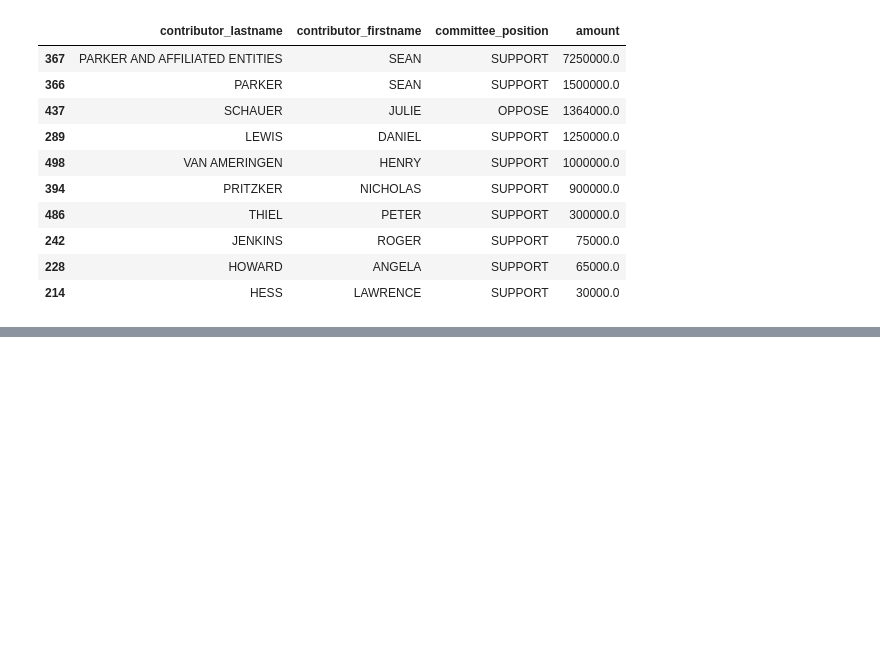
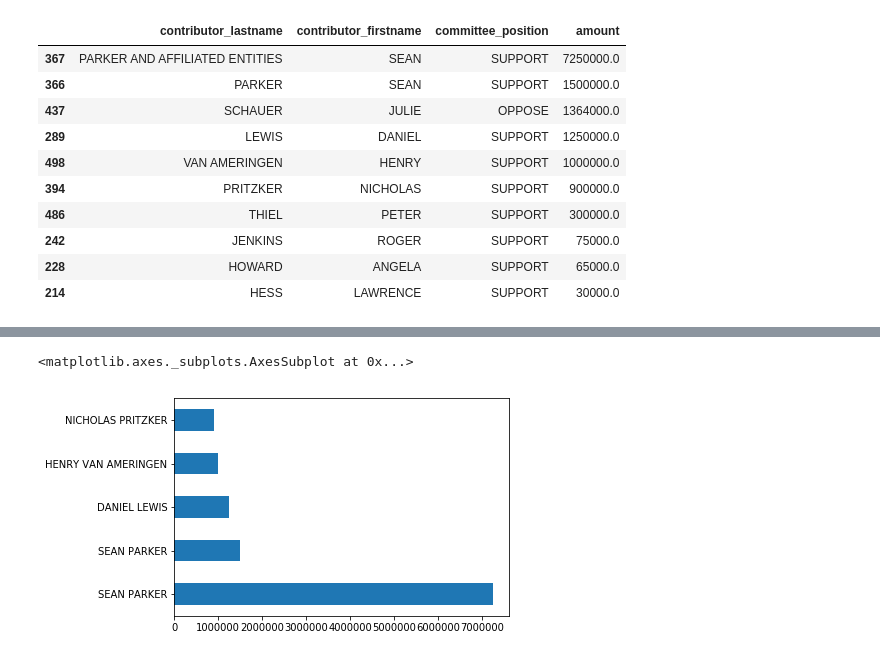
Before and after one commit to vpoon5/first-python-notebook, a Jupyter notebook: prop-64-CA-2016.ipynb, the cells around one changed output, grey strips where cells are left out. Saved outputs shown, nothing was run; the diff lists cells and outputs as text; code cells hidden in the pictures; blank space fills up the shorter version.

```diff
--- a/prop-64-CA-2016.ipynb
+++ b/prop-64-CA-2016.ipynb
@@ -297,0 +312,2 @@ merged.groupby(["contributor_lastname","contributor_firstname","committee_positi
+# %%
+top_supporters['contributor_fullname'] = top_supporters.contributor_firstname + " " + top_supporters.contributor_lastname
@@ -297,0 +325,7 @@ merged.groupby(["contributor_lastname","contributor_firstname","committee_positi
+# %%
+def combine_names(row):
+    if row.contributor_fullname.startswith('SEAN PARKER'):
+        return 'SEAN PARKER'
+    return row.contributor_fullname
+# %%
+top_supporters['contributor_cleanname'] = top_supporters.apply(combine_names, axis=1)
@@ -297,0 +345,7 @@ merged.groupby(["contributor_lastname","contributor_firstname","committee_positi
+# %%
+chart_a = top_supporters.head(5).amount.plot.barh()
+chart_a.set_yticklabels(top_supporters.contributor_cleanname)
+chart_a
+# %% [output]
+<matplotlib.axes._subplots.AxesSubplot at 0x...>
+[figure, added]
```
Also changed, not shown: parts of 6 cells of this notebook.
